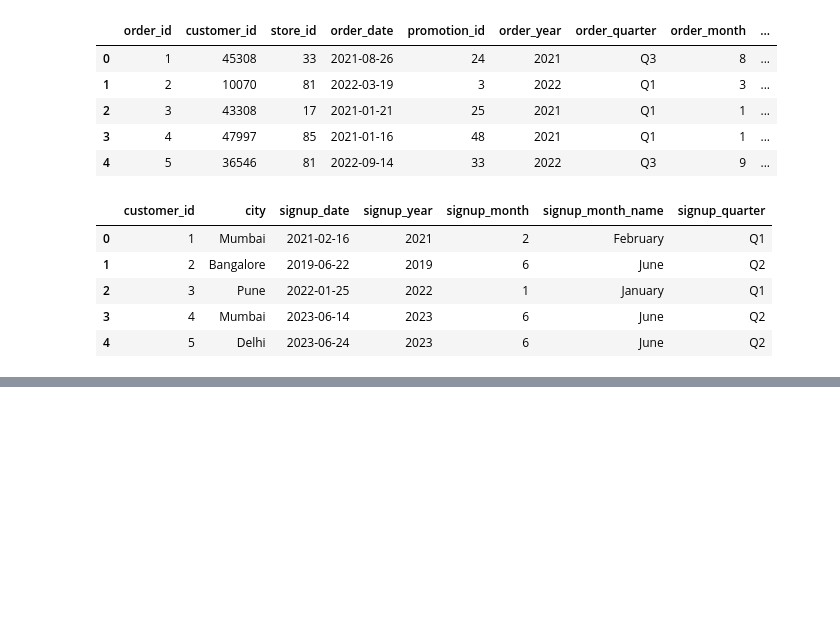
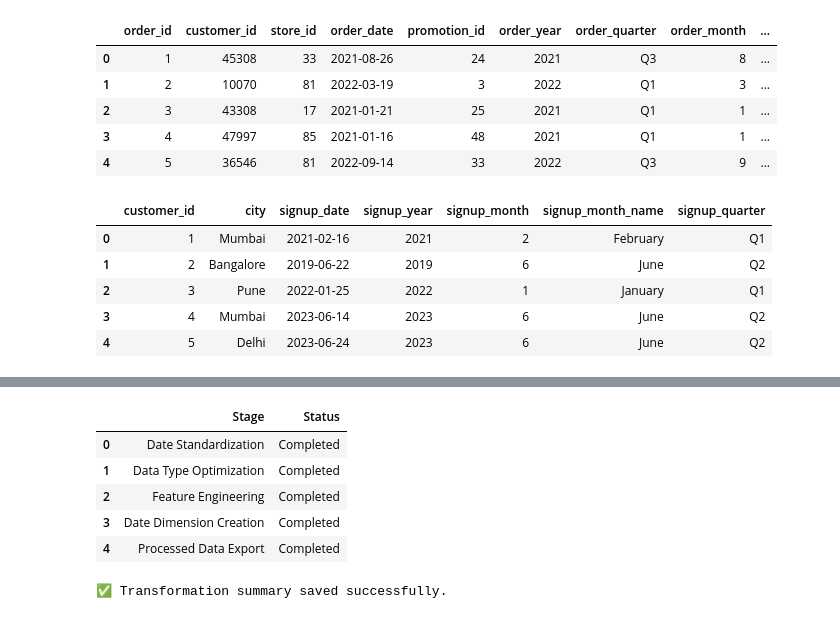
Before and after one commit to Amit90sharma/SupplyVision, a Jupyter notebook: notebooks/04_data_transformation.ipynb, the cells around one changed output, grey strips where cells are left out. Saved outputs shown, nothing was run; the diff lists cells and outputs as text; code cells hidden in the pictures; blank space fills up the shorter version.

Commit message:
Complete SupplyVision retail analytics project

```diff
--- a/notebooks/04_data_transformation.ipynb
+++ b/notebooks/04_data_transformation.ipynb
@@ -277,0 +453,35 @@ customers.head()
+# %%
+summary = pd.DataFrame({
+    "Stage": [
+        "Date Standardization",
+        "Data Type Optimization",
+        "Feature Engineering",
+        "Date Dimension Creation",
+        "Processed Data Export"
+    ],
+    "Status": [
+        "Completed",
+        "Completed",
+        "Completed",
+        "Completed",
+        "Completed"
+    ]
+})
+
+summary
+# %% [output]
+|  | Stage | Status |
+| 0 | Date Standardization | Completed |
+| 1 | Data Type Optimization | Completed |
+| 2 | Feature Engineering | Completed |
+| 3 | Date Dimension Creation | Completed |
+| 4 | Processed Data Export | Completed |
+# %%
+summary.to_csv(
+    PROJECT_ROOT / "data" / "quality_reports" / "transformation_summary.csv",
+    index=False
+)
+
+print("✅ Transformation summary saved successfully.")
+# %% [output]
+✅ Transformation summary saved successfully.
```
Also changed, not shown: parts of 14 cells of this notebook, 14 other files.
